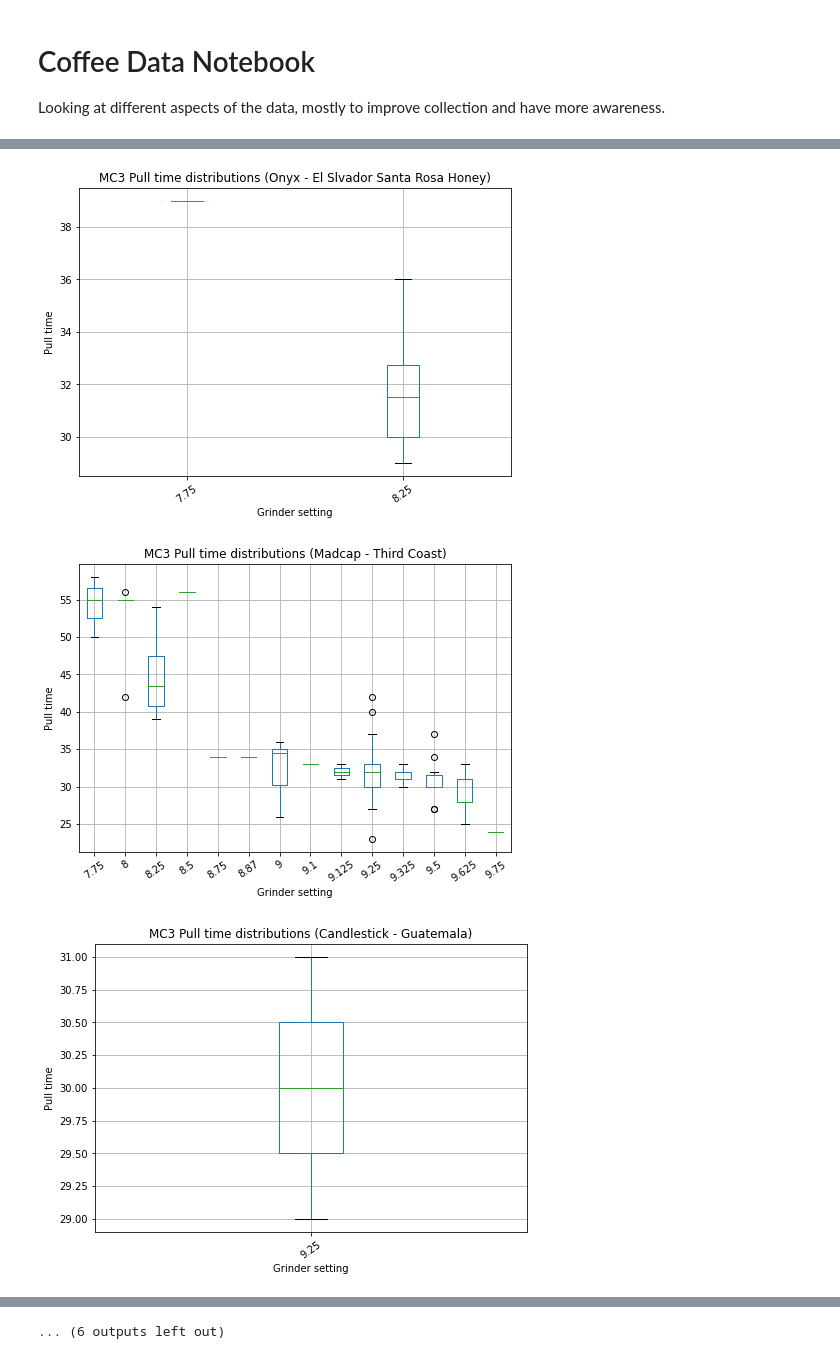
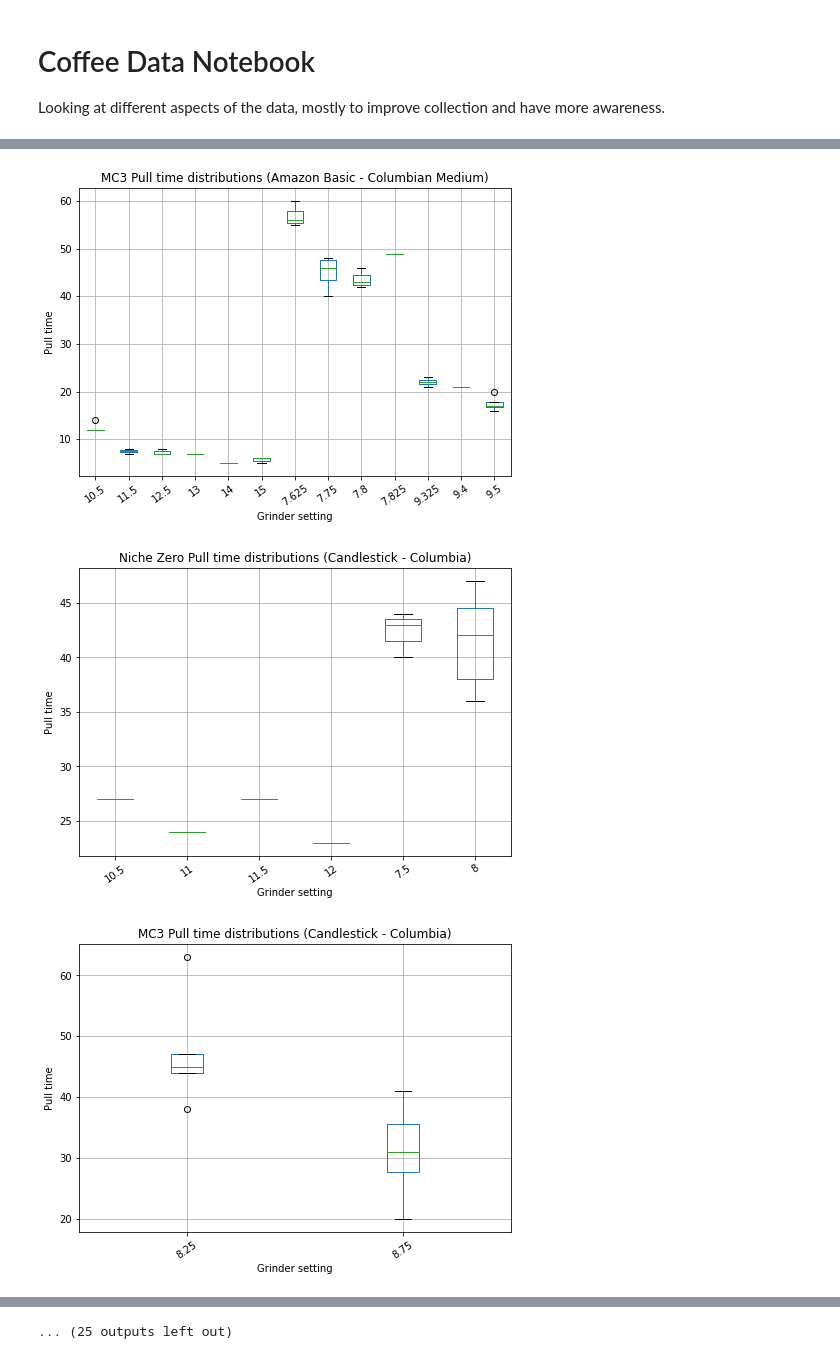
Before and after one commit to badisa/optpresso, a Jupyter notebook: notebooks/coffee-data-notebook.ipynb, the cells around one changed output, grey strips where cells are left out. Cells and saved outputs as stored; diff of their text form; code cells hidden in the pictures.

Commit message:
Update Coffee notebook
* Added a third grinder, so removed hard coded values for the
  grinders
* Add some markdown cells to explain intentions

```diff
--- a/notebooks/coffee-data-notebook.ipynb
+++ b/notebooks/coffee-data-notebook.ipynb
@@ -55,12 +63,14 @@ for indice in df_std.index:
     grinder = indice[0]
     x[grinder].append(df_mean.time[indice])
     y[grinder].append(df_std.time[indice])
-all_x = x["MC3"] + x["Niche Zero"]
-all_y = y["MC3"] + y["Niche Zero"]
+all_x = []
+all_y = []
+for grinder in x.keys():
+    all_x.extend(x[grinder])
+    all_y.extend(y[grinder])
+    plt.scatter(x[grinder], y[grinder], label=grinder)
 poly_fit = np.poly1d(np.polyfit(all_x, all_y, 1))
 print("Fit func", poly_fit)
-plt.scatter(x["MC3"], y["MC3"], label="MC3")
-plt.scatter(x["Niche Zero"], y["Niche Zero"], label="Niche Zero")
 plt.plot(
     np.unique(all_x),
     poly_fit(np.unique(all_x))
@@ -77,16 +87,17 @@ Fit func
 # %%
+grinders = df.grinder.unique()
 for coffee in df.coffee.unique():
-    fig = plt.Figure()
-    axe = fig.add_axes([0, 0, 1, 1])
-    subdf = df[(df["grinder"] == "MC3") & (df["coffee"] == coffee)]
-    if subdf.empty:
-        continue
-    subdf.boxplot("time", by="grindersetting", ax=axe)
-    modded_labels = []
-    fig.suptitle('')
-    axe.set_title(f"MC3 Pull time distributions ({coffee})")
-    axe.set_xticklabels(axe.get_xticklabels(), rotation=35, ha='center')
-    axe.set_ylabel("Pull time")
-    axe.set_xlabel("Grinder setting")
-    display(fig)
+    for grinder in grinders:
+        fig = plt.Figure()
+        axe = fig.add_axes([0, 0, 1, 1])
+        subdf = df[(df["grinder"] == grinder) & (df["coffee"] == coffee)]
+        if subdf.empty:
+            continue
+        subdf.boxplot("time", by="grindersetting", ax=axe)
+        fig.suptitle('')
+        axe.set_title(f"{grinder} Pull time distributions ({coffee})")
+        axe.set_xticklabels(axe.get_xticklabels(), rotation=35, ha='center')
+        axe.set_ylabel("Pull time")
+        axe.set_xlabel("Grinder setting")
+        display(fig)
 # %% [output]
@@ -99,3 +110,3 @@ for coffee in df.coffee.unique():
-[figure, old version]
+[figure, new version]
-[figure, old version]
+[figure, new version]
-[figure, old version]
+[figure, new version]
@@ -105 +116 @@ for coffee in df.coffee.unique():
-... (6 outputs left out)
+... (25 outputs left out)
```
Also changed, not shown: parts of 8 cells of this notebook, 1 other file.
